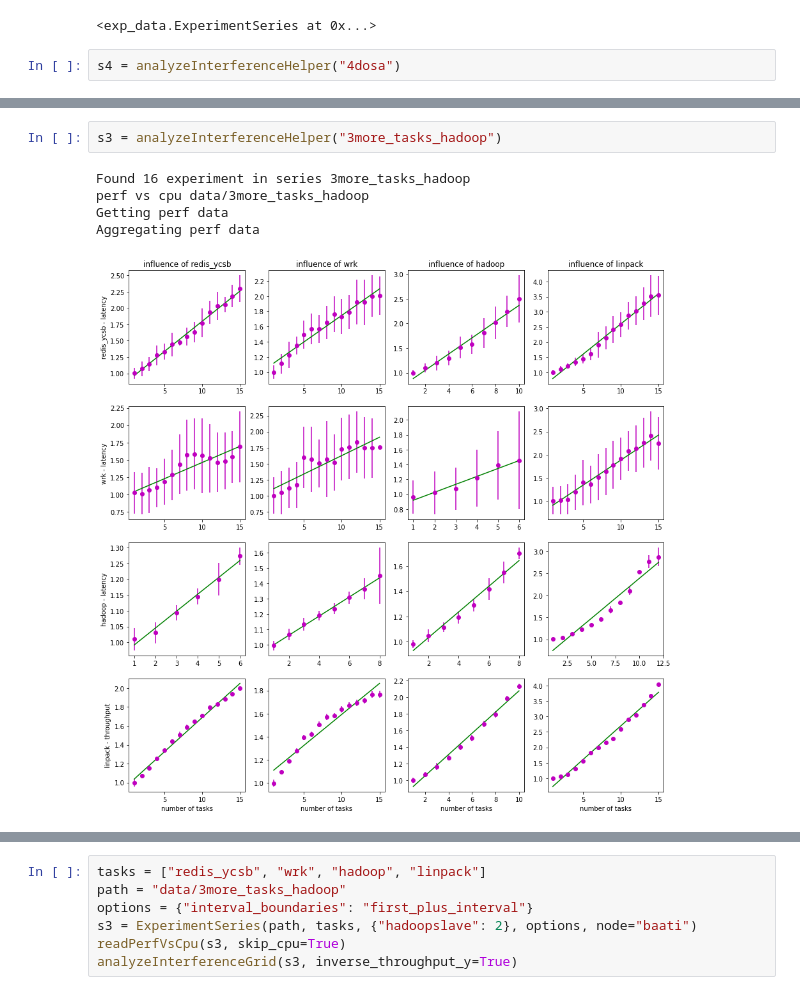
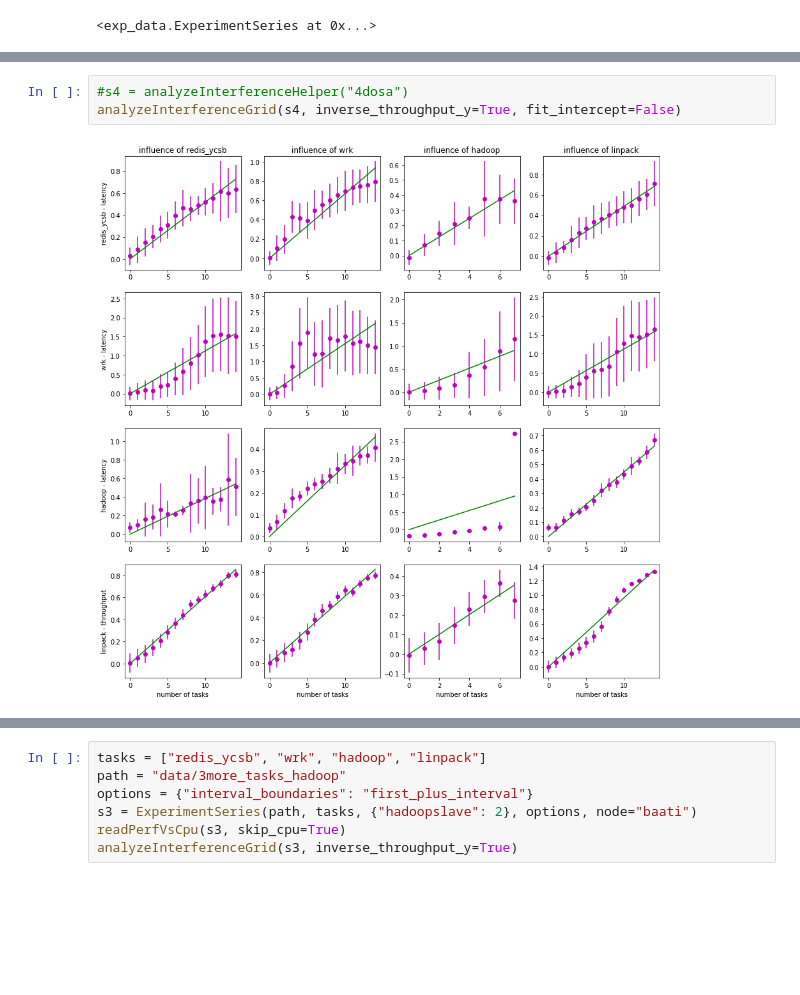
Before and after one commit to pawelzell/cbtool, a Jupyter notebook: myscripts/Interference observation.ipynb, the cells around one changed output, grey strips where cells are left out. Saved outputs shown, nothing was run; the diff lists cells and outputs as text; blank space fills up the shorter version.

```diff
--- a/myscripts/Interference observation.ipynb
+++ b/myscripts/Interference observation.ipynb
@@ -176,5 +173,3 @@ Getting perf data
 Aggregating perf data
 [figure]
 <exp_data.ExperimentSeries at 0x...>
-# %%
-s4 = analyzeInterferenceHelper("4dosa")
@@ -190,8 +176,5 @@ WARNING: Performance aggregation failed: no datapoints for 950hadoop ai_no=7 tas
-# %%
-s3 = analyzeInterferenceHelper("3more_tasks_hadoop")
-# %% [output]
-Found 16 experiment in series 3more_tasks_hadoop
-perf vs cpu data/3more_tasks_hadoop
-Getting perf data
-Aggregating perf data
-[figure, removed]
+# %%
+#s4 = analyzeInterferenceHelper("4dosa")
+analyzeInterferenceGrid(s4, inverse_throughput_y=True, fit_intercept=False)
+# %% [output]
+[figure, added]
```
Also changed, not shown: parts of 16 cells of this notebook, 4 other files.
